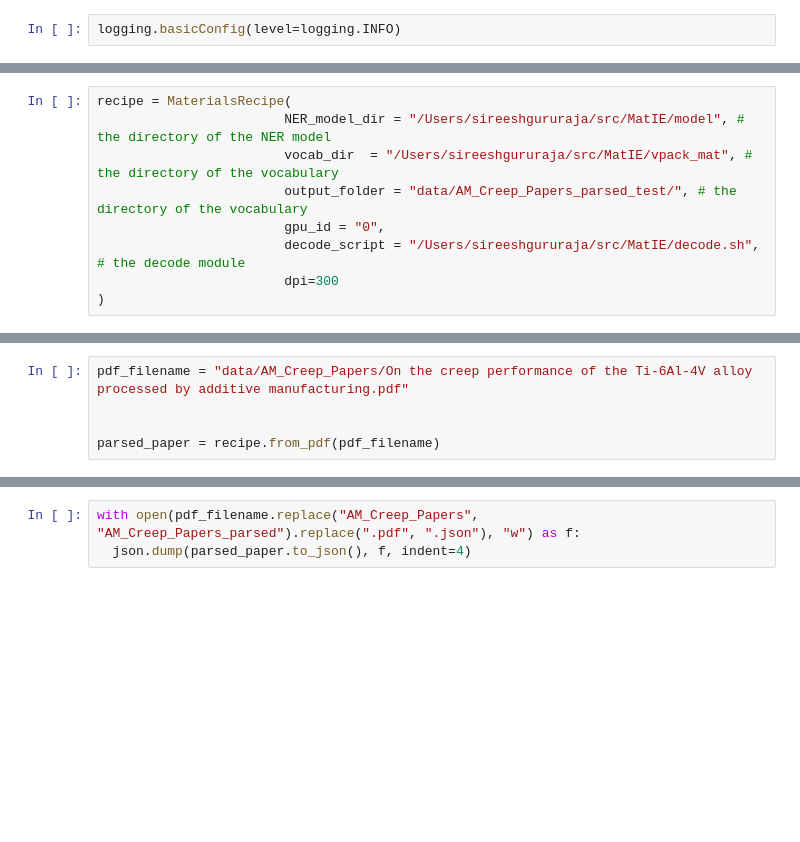
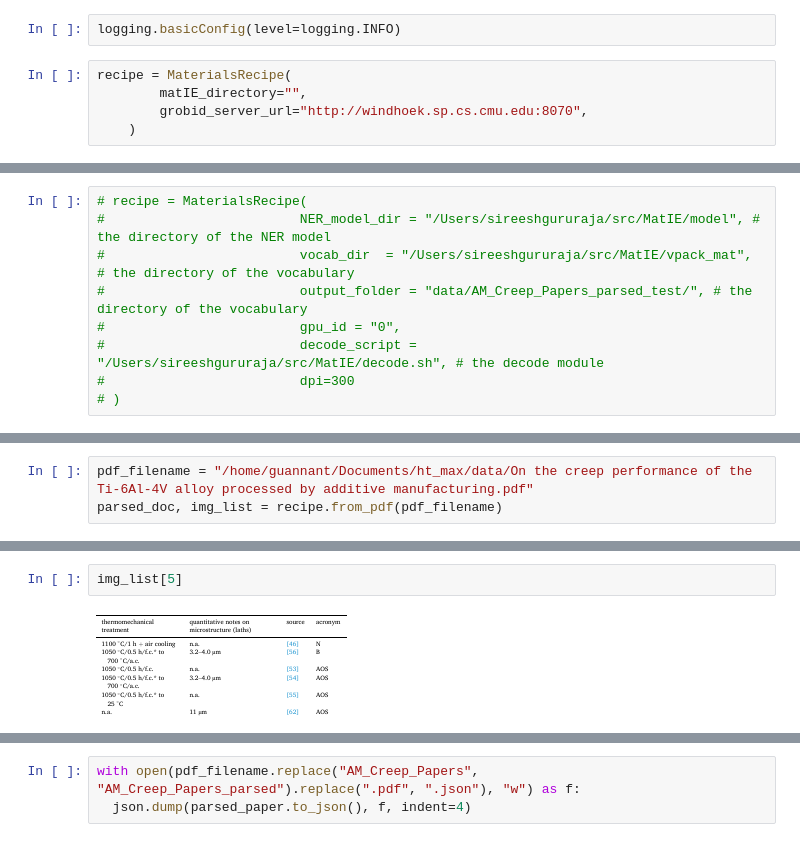
Before and after one commit to gsireesh/ht-max, a Jupyter notebook: dev_run_recipe_and_serialize.ipynb, the cells around one changed output, grey strips where cells are left out. Cells and saved outputs as stored; diff of their text form; blank space fills up the shorter version.

```diff
--- a/dev_run_recipe_and_serialize.ipynb
+++ b/dev_run_recipe_and_serialize.ipynb
@@ -6,3 +12,8 @@ from papermage_components.materials_recipe import MaterialsRecipe
 from papermage_components.constants import MAT_IE_TYPES
 # %%
 logging.basicConfig(level=logging.INFO)
+# %%
+recipe = MaterialsRecipe(
+        matIE_directory="",
+        grobid_server_url="http://windhoek.sp.cs.cmu.edu:8070",
+    )
@@ -9,9 +26,9 @@ logging.basicConfig(level=logging.INFO)
 # %%
-recipe = MaterialsRecipe(
-                        NER_model_dir = "/Users/sireeshgururaja/src/MatIE/model", # the directory of the NER model
-                        vocab_dir  = "/Users/sireeshgururaja/src/MatIE/vpack_mat", # the directory of the vocabulary
-                        output_folder = "data/AM_Creep_Papers_parsed_test/", # the directory of the vocabulary
-                        gpu_id = "0",
-                        decode_script = "/Users/sireeshgururaja/src/MatIE/decode.sh", # the decode module
-                        dpi=300
-)
+# recipe = MaterialsRecipe(
+#                         NER_model_dir = "/Users/sireeshgururaja/src/MatIE/model", # the directory of the NER model
+#                         vocab_dir  = "/Users/sireeshgururaja/src/MatIE/vpack_mat", # the directory of the vocabulary
+#                         output_folder = "data/AM_Creep_Papers_parsed_test/", # the directory of the vocabulary
+#                         gpu_id = "0",
+#                         decode_script = "/Users/sireeshgururaja/src/MatIE/decode.sh", # the decode module
+#                         dpi=300
+# )
@@ -25,8 +35,6 @@ INFO:MaterialsRecipe:Finished instantiating recipe
 # %%
-pdf_filename = "data/AM_Creep_Papers/On the creep performance of the Ti‐6Al‐4V alloy processed by additive manufacturing.pdf"
-
-
-parsed_paper = recipe.from_pdf(pdf_filename)
+pdf_filename = "/home/guannant/Documents/ht_max/data/On the creep performance of the Ti‐6Al‐4V alloy processed by additive manufacturing.pdf"
+parsed_doc, img_list = recipe.from_pdf(pdf_filename)
 # %% [output]
 INFO:MaterialsRecipe:Parsing document...
 INFO:MaterialsRecipe:Getting Reading Order Sections...
@@ -62,0 +47,4 @@ INFO:MaterialsRecipe:Predicting table structure
+# %%
+img_list[5]
+# %% [output]
+[figure, added]
```
Also changed, not shown: parts of 18 cells of this notebook, 3 other files.
